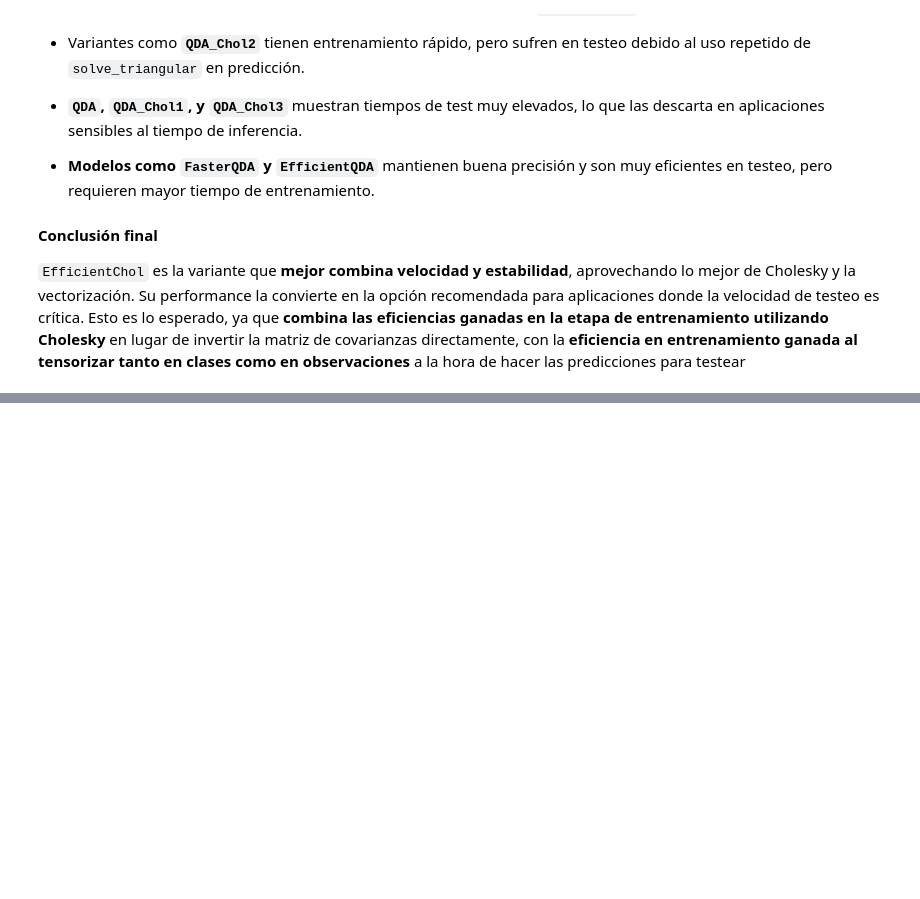
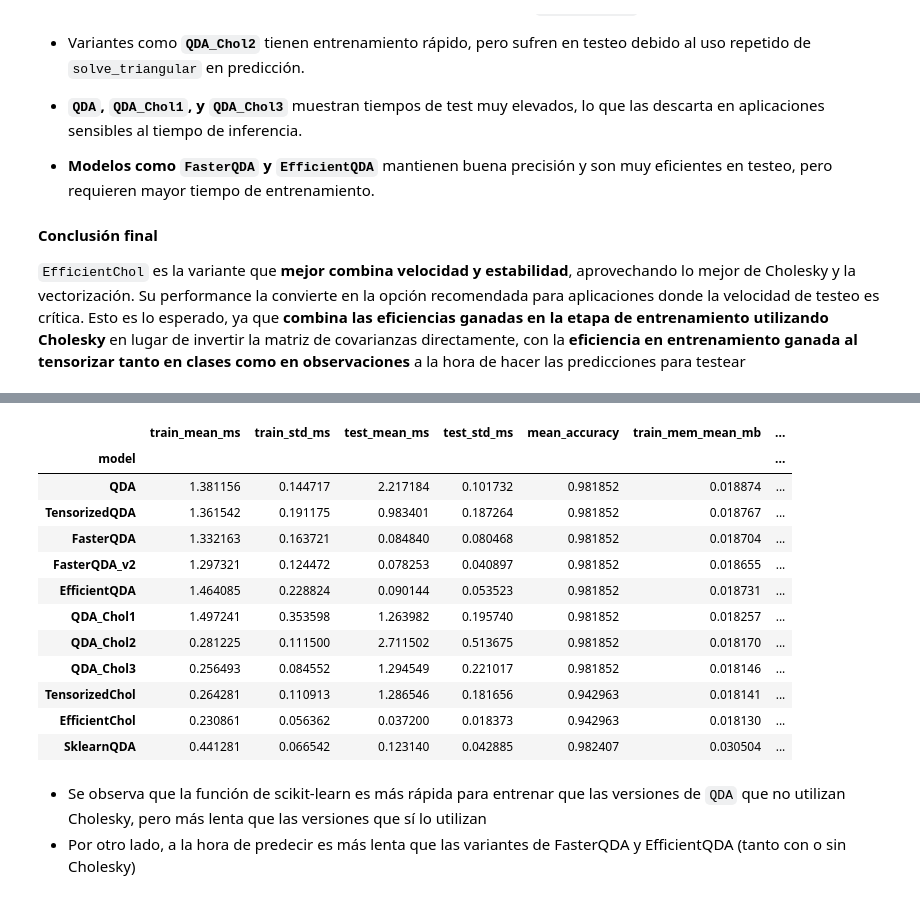
Before and after one commit to martinbrocca/CEIA-AMIA-TP1, a Jupyter notebook: AMIA_2025_TP1.ipynb, the cells around one changed output, grey strips where cells are left out. Saved outputs shown, nothing was run; the diff lists cells and outputs as text; code cells hidden in the pictures; blank space fills up the shorter version.

Commit message:
Agregar comparativa scikit-learn

```diff
--- a/AMIA_2025_TP1.ipynb
+++ b/AMIA_2025_TP1.ipynb
@@ -1665,0 +1694,19 @@ A continuación se comparan todas las variantes implementadas, considerando:
+# %%
+b.summary()
+# %% [output]
+|  | train_mean_ms | train_std_ms | test_mean_ms | test_std_ms | mean_accuracy | train_mem_mean_mb | ... |
+| model |  |  |  |  |  |  | ... |
+| QDA | 1.381156 | 0.144717 | 2.217184 | 0.101732 | 0.981852 | 0.018874 | ... |
+| TensorizedQDA | 1.361542 | 0.191175 | 0.983401 | 0.187264 | 0.981852 | 0.018767 | ... |
+| FasterQDA | 1.332163 | 0.163721 | 0.084840 | 0.080468 | 0.981852 | 0.018704 | ... |
+| FasterQDA_v2 | 1.297321 | 0.124472 | 0.078253 | 0.040897 | 0.981852 | 0.018655 | ... |
+| EfficientQDA | 1.464085 | 0.228824 | 0.090144 | 0.053523 | 0.981852 | 0.018731 | ... |
+| QDA_Chol1 | 1.497241 | 0.353598 | 1.263982 | 0.195740 | 0.981852 | 0.018257 | ... |
+| QDA_Chol2 | 0.281225 | 0.111500 | 2.711502 | 0.513675 | 0.981852 | 0.018170 | ... |
+| QDA_Chol3 | 0.256493 | 0.084552 | 1.294549 | 0.221017 | 0.981852 | 0.018146 | ... |
+| TensorizedChol | 0.264281 | 0.110913 | 1.286546 | 0.181656 | 0.942963 | 0.018141 | ... |
+| EfficientChol | 0.230861 | 0.056362 | 0.037200 | 0.018373 | 0.942963 | 0.018130 | ... |
+| SklearnQDA | 0.441281 | 0.066542 | 0.123140 | 0.042885 | 0.982407 | 0.030504 | ... |
+# %% [markdown]
+* Se observa que la función de scikit-learn es más rápida para entrenar que las versiones de `QDA` que no utilizan Cholesky, pero más lenta que las versiones que sí lo utilizan
+* Por otro lado, a la hora de predecir es más lenta que las variantes de FasterQDA y EfficientQDA (tanto con o sin Cholesky)
```
Also changed, not shown: parts of 3 cells of this notebook.
